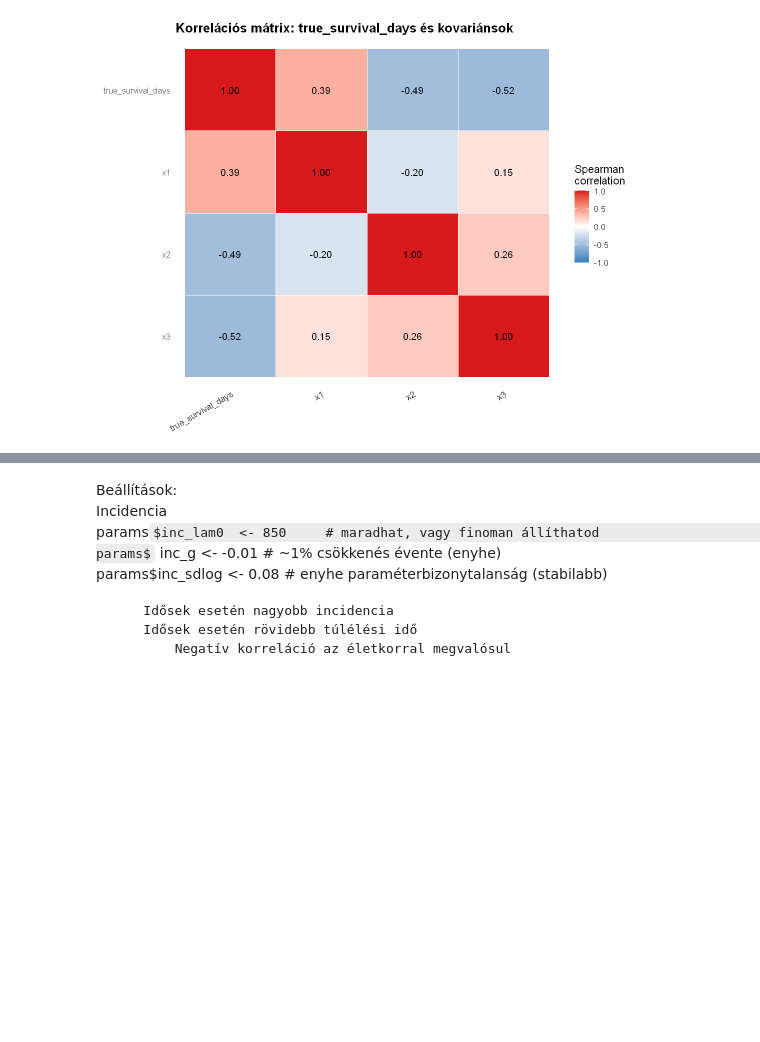
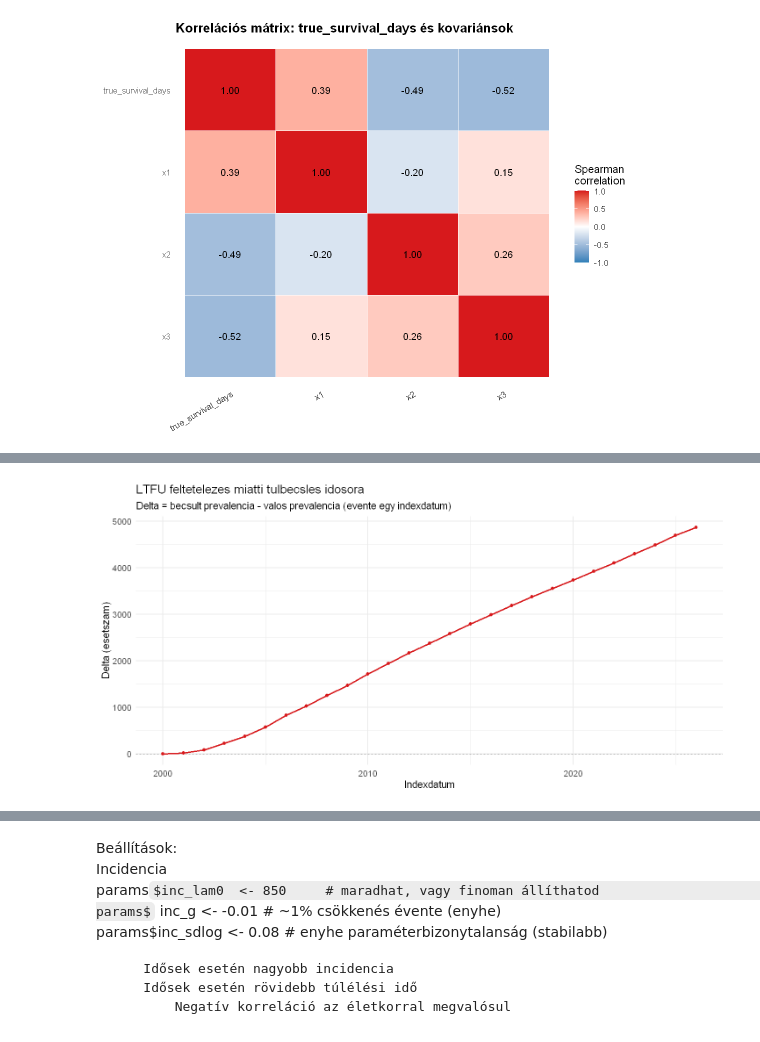
Before and after one commit to lrado1/rprev-ext, a Jupyter notebook: notebooks/synthetic_registry_yearly.ipynb, the cells around one changed output, grey strips where cells are left out. Drawn from its saved outputs; the diff is of its cells as text; code cells hidden in the pictures; some formulas as TeX source; blank space fills up the shorter version.

```diff
--- a/notebooks/synthetic_registry_yearly.ipynb
+++ b/notebooks/synthetic_registry_yearly.ipynb
@@ -779,3 +779,76 @@ x1                              0.393  1.000 -0.203  0.146
 x2                             -0.490 -0.203  1.000  0.261
 x3                             -0.518  0.146  0.261  1.000
 [figure]
+# %%
+library(dplyr)
+library(ggplot2)
+
+df_ltfu <- synthetic_registry
+
+required_cols <- c(
+  "diagnosis_date_D",
+  "last_followup_date_F",
+  "event_observed_delta",
+  "true_event_date_F_true"
+)
+if (!all(required_cols %in% names(df_ltfu))) {
+  stop("Missing required columns for LTFU impact analysis.")
+}
+
+d_diag <- as.Date(df_ltfu$diagnosis_date_D)
+d_obs <- as.Date(df_ltfu$last_followup_date_F)
+d_true <- as.Date(df_ltfu$true_event_date_F_true)
+delta_obs <- as.integer(df_ltfu$event_observed_delta)
+
+time_cfg <- attr(df_ltfu, "time_config")
+if (!is.null(time_cfg) && all(c("t_min", "t_end") %in% names(time_cfg))) {
+  start_year <- as.integer(format(as.Date(time_cfg$t_min), "%Y"))
+  end_year <- as.integer(format(as.Date(time_cfg$t_end), "%Y"))
+} else {
+  start_year <- as.integer(format(min(d_diag, na.rm = TRUE), "%Y"))
+  end_year <- as.integer(format(max(c(d_obs, d_true), na.rm = TRUE), "%Y"))
+}
+
+index_dates <- as.Date(sprintf("%04d-01-01", seq.int(start_year, end_year)))
+population_size <- 10e6
+
+ltfu_impact <- dplyr::bind_rows(lapply(index_dates, function(idx) {
+  diagnosed <- d_diag <= idx
+
+  true_prevalent <- diagnosed & (d_true > idx)
+
+  est_prevalent_ltfu_alive <- diagnosed & !(delta_obs == 1L & d_obs <= idx)
+
+  true_prev <- sum(true_prevalent, na.rm = TRUE)
+  est_prev <- sum(est_prevalent_ltfu_alive, na.rm = TRUE)
+  delta_cases <- est_prev - true_prev
+  delta_ratio <- if (true_prev > 0) delta_cases / true_prev else NA_real_
+
+  data.frame(
+    index_date = idx,
+    true_prevalence = true_prev,
+    estimated_prevalence_ltfu_alive = est_prev,
+    delta = delta_cases,
+    delta_ratio_to_true = delta_ratio,
+    true_prevalence_rate_10e6 = true_prev / population_size,
+    estimated_prevalence_rate_10e6 = est_prev / population_size
+  )
+})) %>%
+  dplyr::mutate(delta_ratio_to_true = round(delta_ratio_to_true, 4))
+
+print(ltfu_impact, row.names = FALSE)
+
+options(repr.plot.width = 12, repr.plot.height = 6)
+
+ggplot(ltfu_impact, aes(x = index_date, y = delta)) +
+  geom_hline(yintercept = 0, linetype = "dashed", color = "grey50") +
+  geom_line(color = "#d7191c", linewidth = 1.1) +
+  geom_point(color = "#d7191c", size = 2) +
+  theme_minimal(base_size = 14) +
+  labs(
+    title = "LTFU feltetelezes miatti tulbecsles idosora",
+    subtitle = "Delta = becsult prevalencia - valos prevalencia (evente egy indexdatum)",
+    x = "Indexdatum",
+    y = "Delta (esetszam)"
+  )
+# %% [output]
@@ -782,3 +872,4 @@ x3                             -0.518  0.146  0.261  1.000
+[figure, added]
 # %% [markdown]
 ok - Kovariánsok summary statistics
 ok - Incidenskori életkor historram <nemenként>
```
Also changed, not shown: parts of 2 cells of this notebook.
